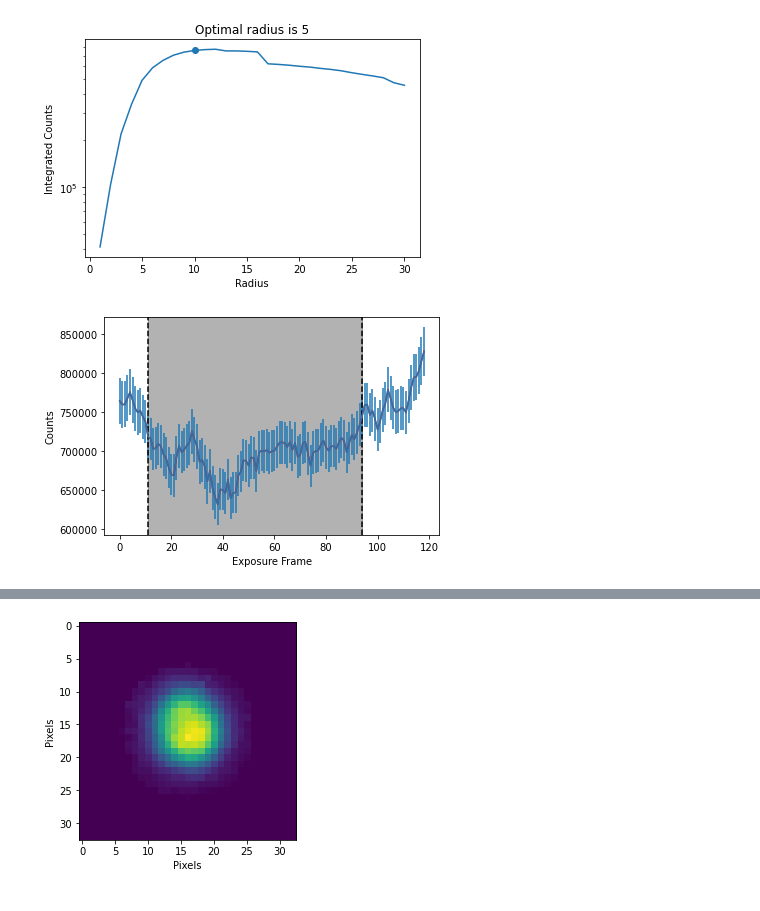
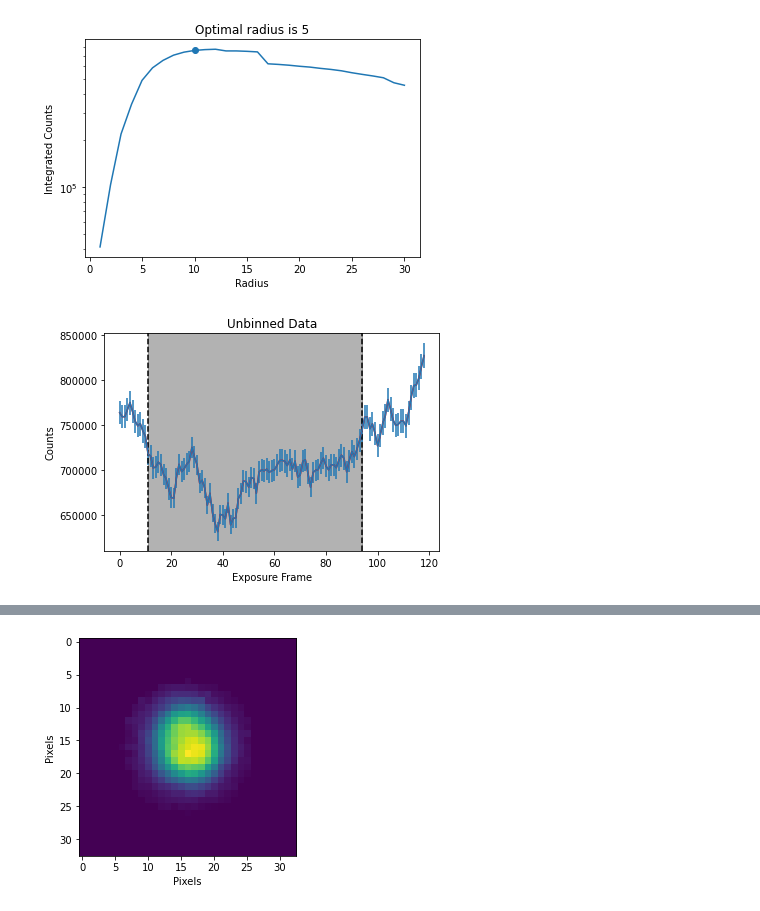
Before and after one commit to JoahanC/ay107project, a Jupyter notebook: Palomar Data.ipynb, the cells around one changed output, grey strips where cells are left out. Cells and saved outputs as stored; diff of their text form; code cells hidden in the pictures.

```diff
--- a/Palomar Data.ipynb
+++ b/Palomar Data.ipynb
@@ -261,8 +261,8 @@ def aperture_mask(h, w, radius, x_target, y_target):
 science_data = fits.open(science_files[0])
 gain = science_data[0].header['DETGAIN']
 
-height = len(red_science)
-width = len(red_science[0])
+height = len(master_flat)
+width = len(master_flat[0])
 x_center = 747
 y_center = 1364
 
@@ -275,20 +275,21 @@ for science_file in science_files:
     mask, n_pix = aperture_mask(height, width, 10, x_center, y_center)
     count = np.nansum(np.multiply(red_science, mask))
     counts.append(count)
-    error = np.nansum(np.multiply(np.sqrt(red_science * gain), mask))
+    error = np.sqrt(np.nansum(np.multiply(red_science / gain, mask)**2))
     errors.append(error)
     x_center = 753
     y_center = 1367
 # %%
 x = np.arange(len(science_files))
 fig, ax = plt.subplots()
 ax.axvline(11, linestyle="dashed", color="black")
 ax.axvline(94, linestyle="dashed", color="black")
 ax.axvspan(11, 94, color="black", alpha=0.3)
 ax.plot(x, counts, color="red");
 ax.errorbar(x, counts, yerr=errors)
 ax.set_xlabel("Exposure Frame")
-ax.set_ylabel("Counts");
+ax.set_ylabel("Counts")
+ax.set_title('Unbinned Data');
 # %% [output]
-[figure, old version]
+[figure, new version]
 # %%
```
Also changed, not shown: parts of 2 cells of this notebook.
